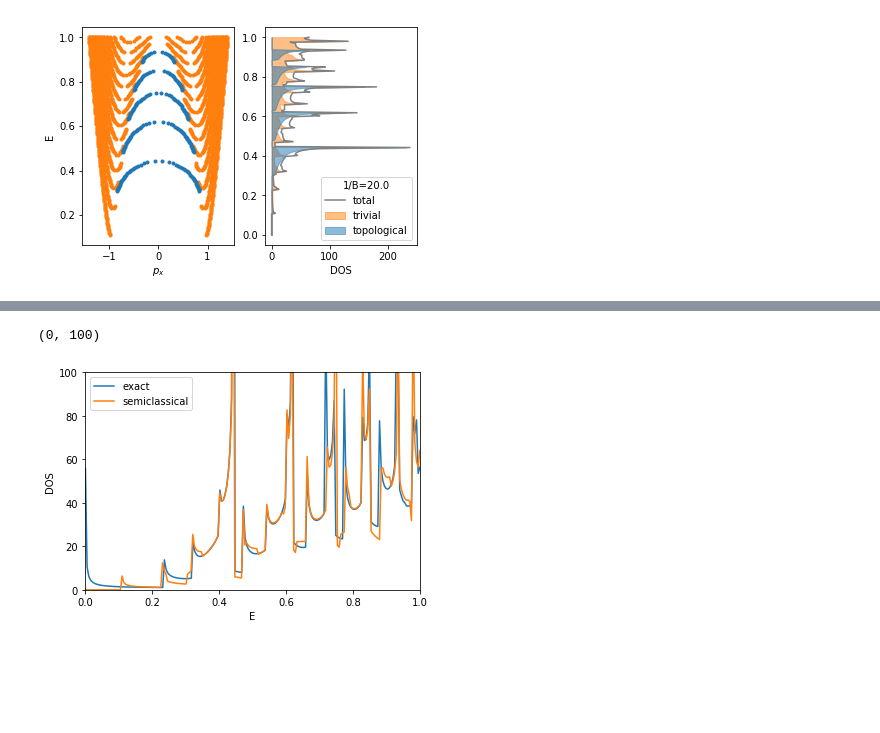
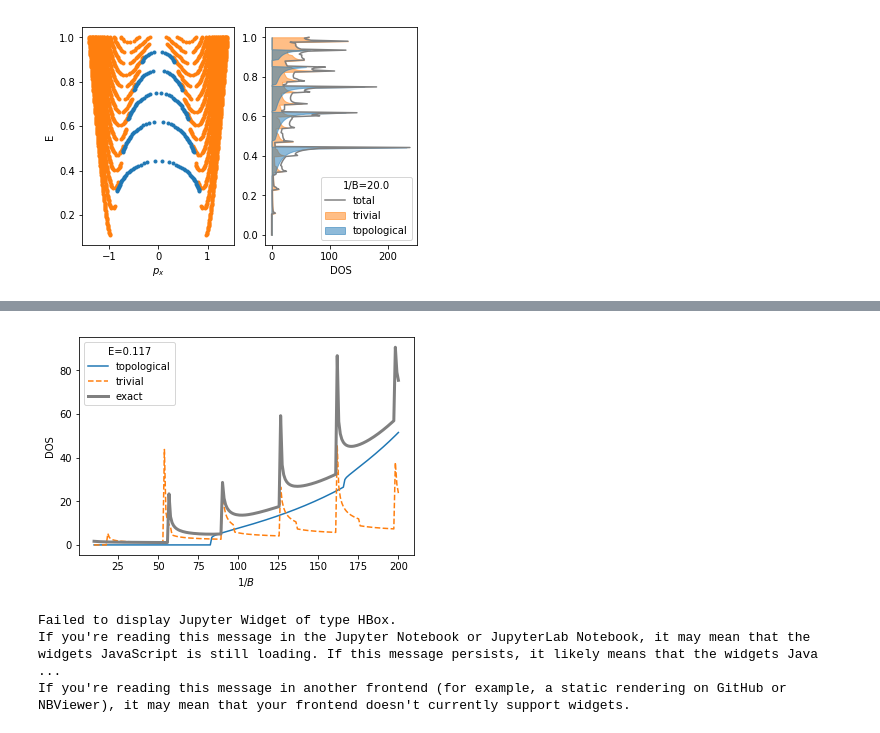
Before and after one commit to oroszl/nodalloopsemimetal, a Jupyter notebook: dos_semiclassical_and_exact.ipynb, the cells around one changed output, grey strips where cells are left out. Saved outputs shown, nothing was run; the diff lists cells and outputs as text; code cells hidden in the pictures; blank space fills up the shorter version.

```diff
--- a/dos_semiclassical_and_exact.ipynb
+++ b/dos_semiclassical_and_exact.ipynb
@@ -168,3 +303,4 @@ If you're reading this message in another frontend (for example, a static render
 # %%
-with open('data/exact_E_scan_B_1_over_20','br') as file:
-        datE=pickle.load(file)
+with open('data/exact_B_scan_E_0p117','br') as file:
+        datB=pickle.load(file)
+spectr_exactB= array([[d['B'],d['dos']] for d in datB ])
@@ -192,11 +307,53 @@ xlabel('DOS');
-# %%
-plot(dosdat[:,0],dosdat[:,1],label='exact')
-plot(Eran,2*(DOS_tri+2*DOS_top),label='semiclassical')
-legend()
-xlabel('E')
-ylabel('DOS')
-xlim(0,1)
-ylim(0,100)
-# %% [output]
-(0, 100)
-[figure, removed]
+# %%
+plot(1/Bran,4*DOS_topB,label='topological')
+plot(1/Bran,2*DOS_triB,'--',label='trivial')
+plot(1/spectr_exactB[:,0],spectr_exactB[:,1],label='exact',color='gray',lw=3)
+legend(title='E=0.117')
+xlabel('$1/B$')
+ylabel('DOS');
+# %% [output]
+[figure, added]
+# %%
+DOS_topB2=[]
+DOS_triB2=[]
+e=0.3
+Bran=1/linspace(10,200,200)
+for B in tqdm.tqdm_notebook(Bran):
+    dat=[]
+    if e<1.:
+        for n in range(1,70):
+            try:
+                # bisect seems to do the job here
+                # we just have to keep away from
+                # the boundary between the two regions
+                val=bisect(ftop,0,sqrt(1-e)-1e-6,args=(e,n,B))
+                dat.append(abs(dostop(val,e)))
+            except:
+                pass
+    DOS_topB2.append(sum(dat))
+    dat=[]
+    for n in range(70):
+        try:
+            # here root proved to be a better alternative
+            # we need to be carefull since we have
+            # potentially two states at a given energy
+            val=root(ftri,3,args=(e,n,B))
+            if val['success']:
+                dat.append(abs(dostri(val.x,e)))
+
+            if n>0:
+                val=root(ftri,sqrt(1-e)+1e-2,args=(e,n,B))
+                if val['success']:
+                    dat.append(abs(dostri(val.x,e)))
+
+
+        except:
+            pass
+    DOS_triB2.append(sum(dat))
+
+DOS_topB2=array(DOS_topB2)
+DOS_triB2=array(DOS_triB2)
+# %% [output]
+Failed to display Jupyter Widget of type HBox.
+If you're reading this message in the Jupyter Notebook or JupyterLab Notebook, it may mean that the widgets JavaScript is still loading. If this message persists, it likely means that the widgets Java ...
+If you're reading this message in another frontend (for example, a static rendering on GitHub or NBViewer), it may mean that your frontend doesn't currently support widgets.
```
Also changed, not shown: parts of 21 cells of this notebook, 3 other files.
